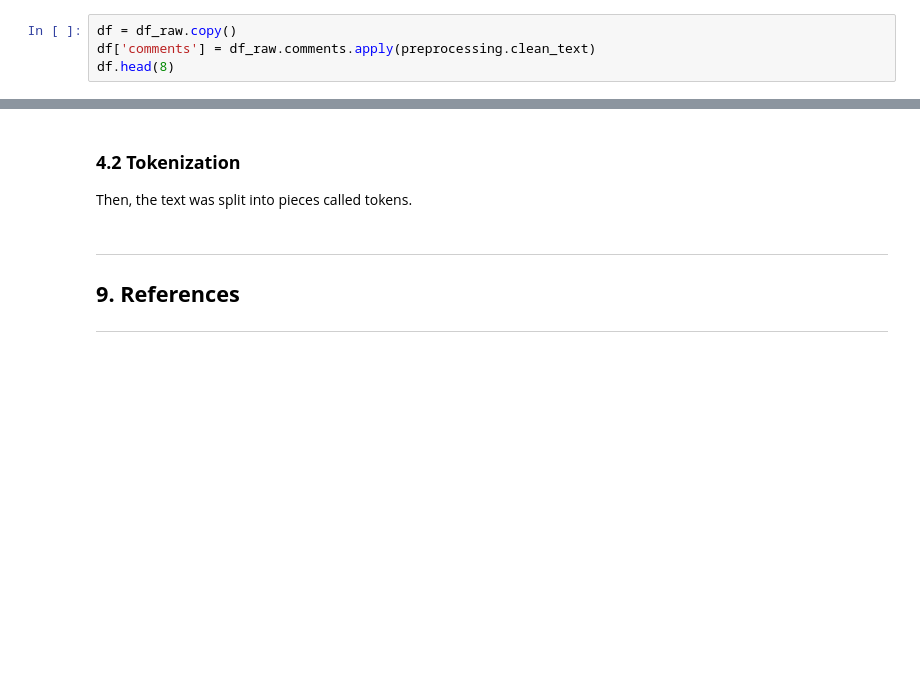
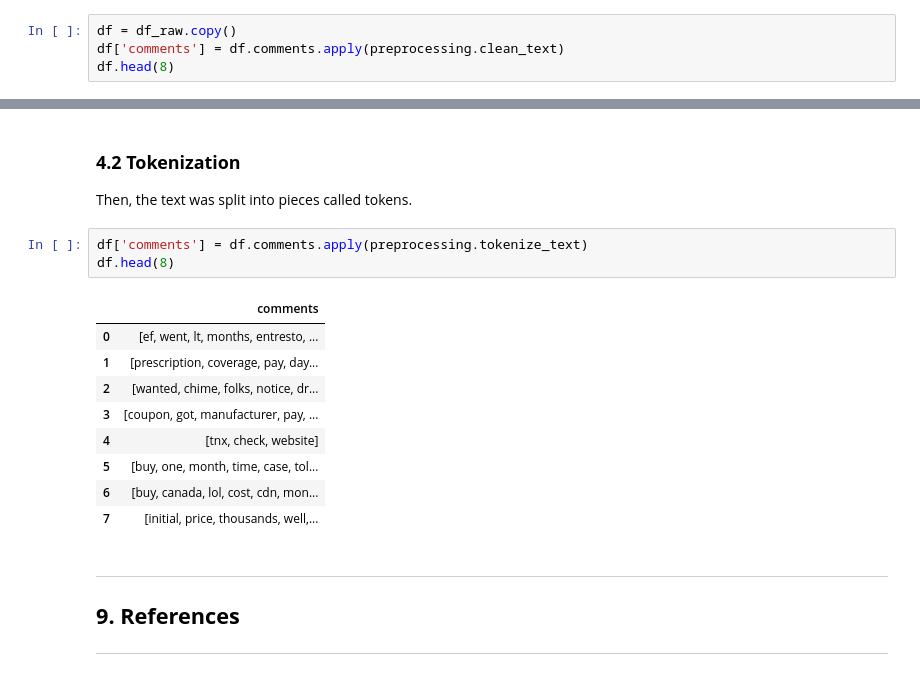
Before and after one commit to DanielEduardoLopez/SentimentAnalysisEntresto, a Jupyter notebook: notebooks/SentimentAnalysisEntresto.ipynb, the cells around one changed output, grey strips where cells are left out. Drawn from its saved outputs; the diff is of its cells as text; blank space fills up the shorter version.

Commit message:
Text tokenized

```diff
--- a/notebooks/SentimentAnalysisEntresto.ipynb
+++ b/notebooks/SentimentAnalysisEntresto.ipynb
@@ -364,7 +364,7 @@ In the present section, text was preprocessed to remove non-alphabetical charact
 Non-alphabetical characters like special characters and numbers were removed.
 # %%
 df = df_raw.copy()
-df['comments'] = df_raw.comments.apply(preprocessing.clean_text)
+df['comments'] = df.comments.apply(preprocessing.clean_text)
 df.head(8)
 # %% [output]
 |  | comments |
@@ -380,6 +380,19 @@ df.head(8)
 ### **4.2 Tokenization** <a class="anchor" id="tokenization"></a>
 
 Then, the text was split into pieces called tokens.
+# %%
+df['comments'] = df.comments.apply(preprocessing.tokenize_text)
+df.head(8)
+# %% [output]
+|  | comments |
+| 0 | [ef, went, lt, months, entresto, ... |
+| 1 | [prescription, coverage, pay, day... |
+| 2 | [wanted, chime, folks, notice, dr... |
+| 3 | [coupon, got, manufacturer, pay, ... |
+| 4 | [tnx, check, website] |
+| 5 | [buy, one, month, time, case, tol... |
+| 6 | [buy, canada, lol, cost, cdn, mon... |
+| 7 | [initial, price, thousands, well,... |
 # %% [markdown]
 <a class="anchor" id="references"></a>
 ___
```
